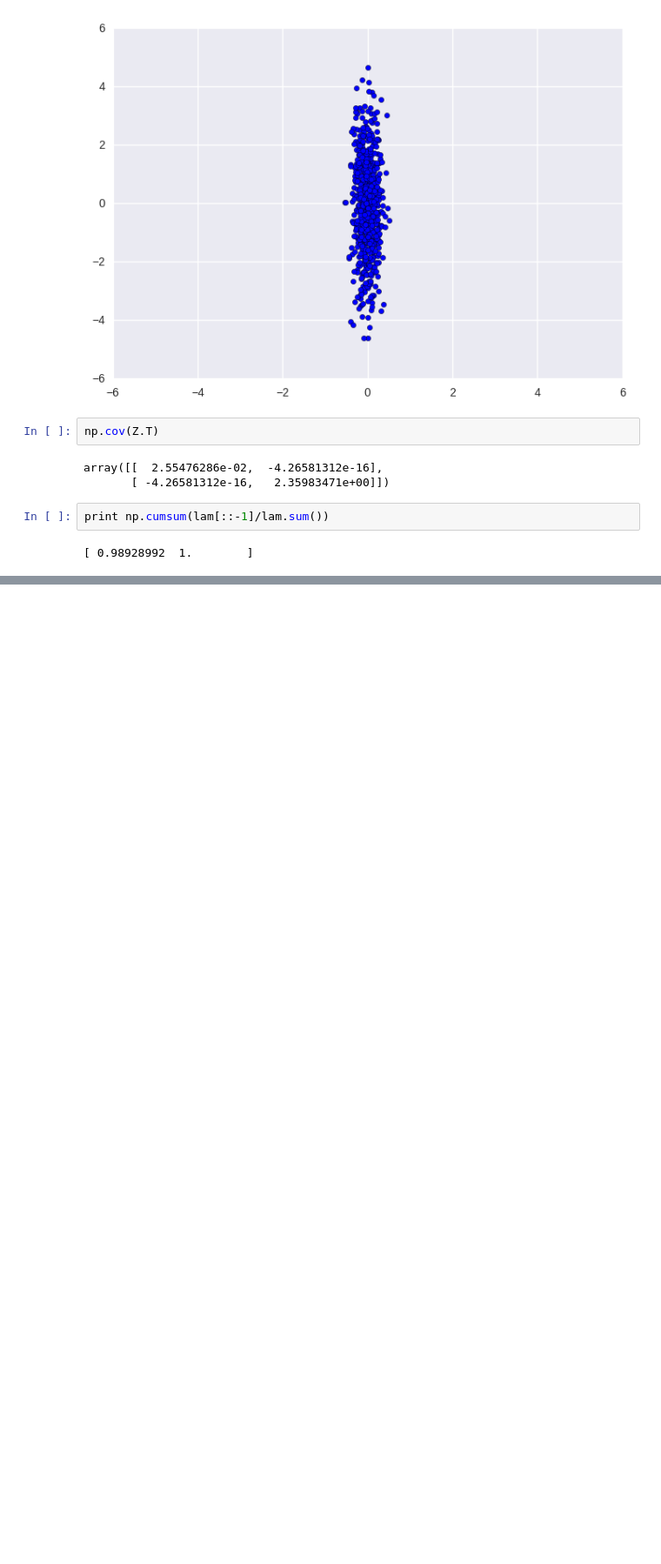
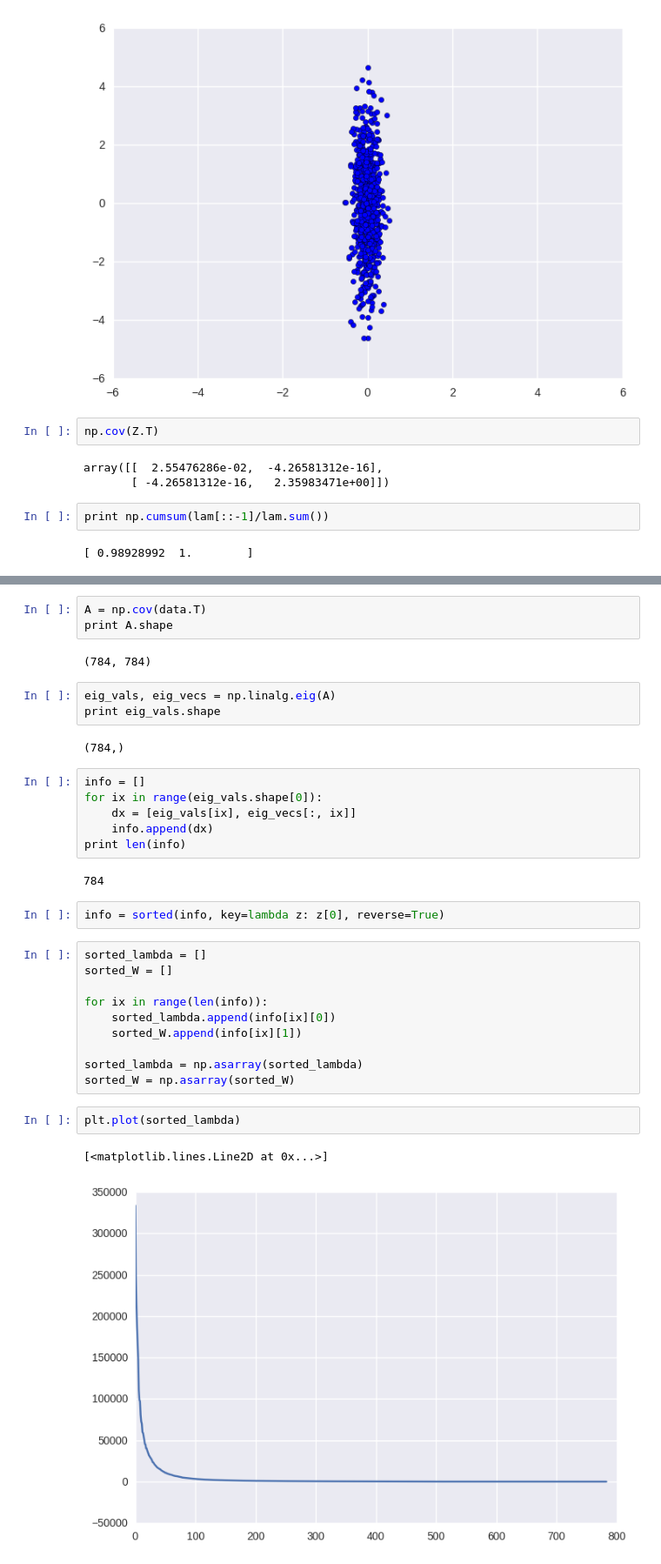
Before and after one commit to coding-blocks-archives/Perceptron_Summer_2017, a Jupyter notebook: class_06/PCA.ipynb, the cells around one changed output, grey strips where cells are left out. Shown at 87% size. Cells and saved outputs as stored; diff of their text form; blank space fills up the shorter version.

```diff
--- a/class_06/PCA.ipynb
+++ b/class_06/PCA.ipynb
@@ -83,0 +92,35 @@ print np.cumsum(lam[::-1]/lam.sum())
+# %%
+A = np.cov(data.T)
+print A.shape
+# %% [output]
+(784, 784)
+# %%
+eig_vals, eig_vecs = np.linalg.eig(A)
+print eig_vals.shape
+# %% [output]
+(784,)
+# %%
+info = []
+for ix in range(eig_vals.shape[0]):
+    dx = [eig_vals[ix], eig_vecs[:, ix]]
+    info.append(dx)
+print len(info)
+# %% [output]
+784
+# %%
+info = sorted(info, key=lambda z: z[0], reverse=True)
+# %%
+sorted_lambda = []
+sorted_W = []
+
+for ix in range(len(info)):
+    sorted_lambda.append(info[ix][0])
+    sorted_W.append(info[ix][1])
+
+sorted_lambda = np.asarray(sorted_lambda)
+sorted_W = np.asarray(sorted_W)
+# %%
+plt.plot(sorted_lambda)
+# %% [output]
+[<matplotlib.lines.Line2D at 0x...>]
+[figure, added]
```
Also changed, not shown: parts of 9 cells of this notebook.
